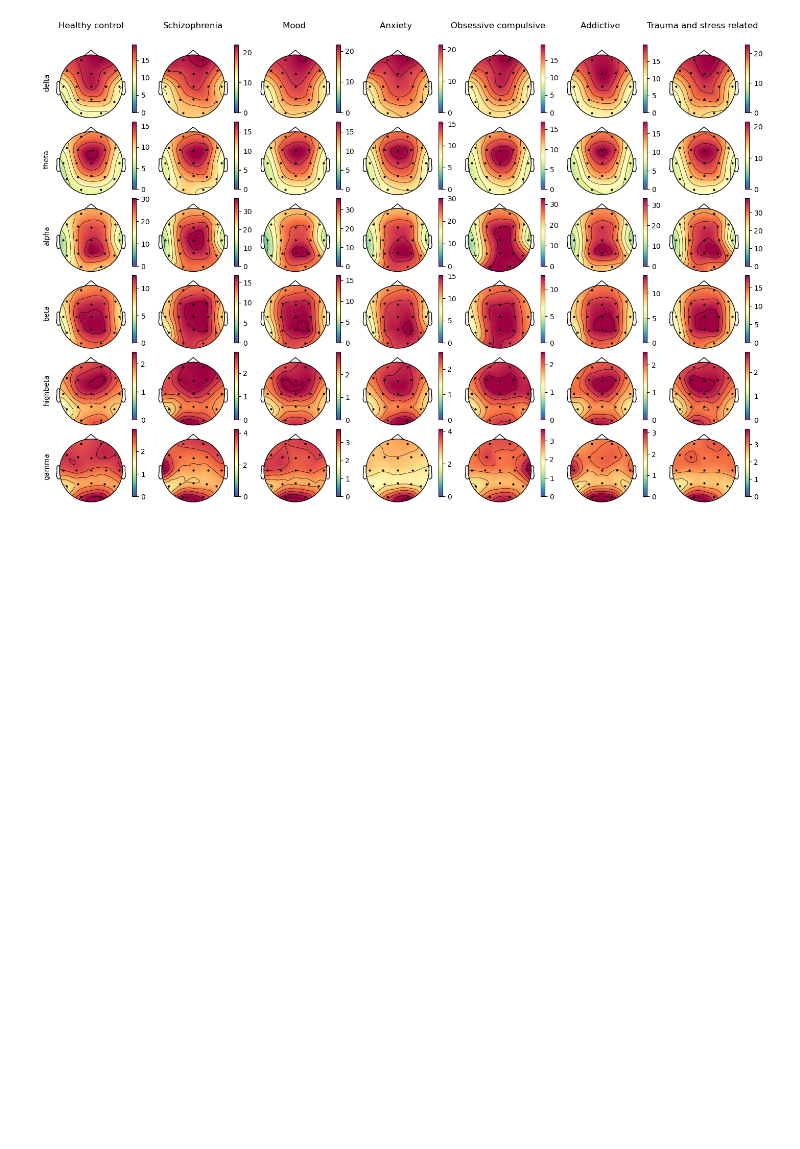
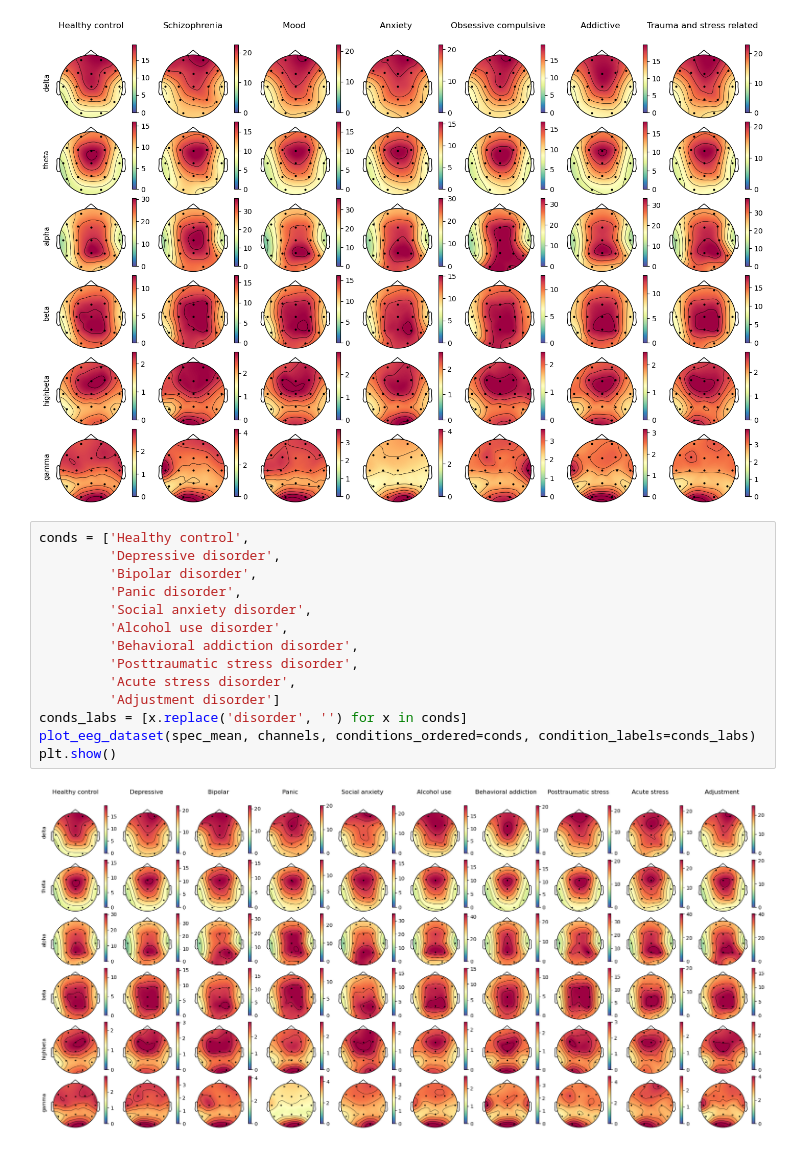
Before and after one commit to twix402/NeuroML, a Jupyter notebook: Codes/NeuroVis.ipynb, the cells around one changed output. Saved outputs shown, nothing was run; the diff lists cells and outputs as text; blank space fills up the shorter version.

```diff
--- a/Codes/NeuroVis.ipynb
+++ b/Codes/NeuroVis.ipynb
@@ -217,3 +200,19 @@ plot_eeg_dataset(main_mean, channels, conditions_ordered=conds, condition_labels
 plt.show()
 # %% [output]
 [figure]
+# %%
+conds = ['Healthy control',
+         'Depressive disorder',
+         'Bipolar disorder',
+         'Panic disorder',
+         'Social anxiety disorder',
+         'Alcohol use disorder',
+         'Behavioral addiction disorder',
+         'Posttraumatic stress disorder',
+         'Acute stress disorder',
+         'Adjustment disorder']
+conds_labs = [x.replace('disorder', '') for x in conds]
+plot_eeg_dataset(spec_mean, channels, conditions_ordered=conds, condition_labels=conds_labs)
+plt.show()
+# %% [output]
+[figure, added]
```
Also changed, not shown: parts of 6 cells of this notebook.
